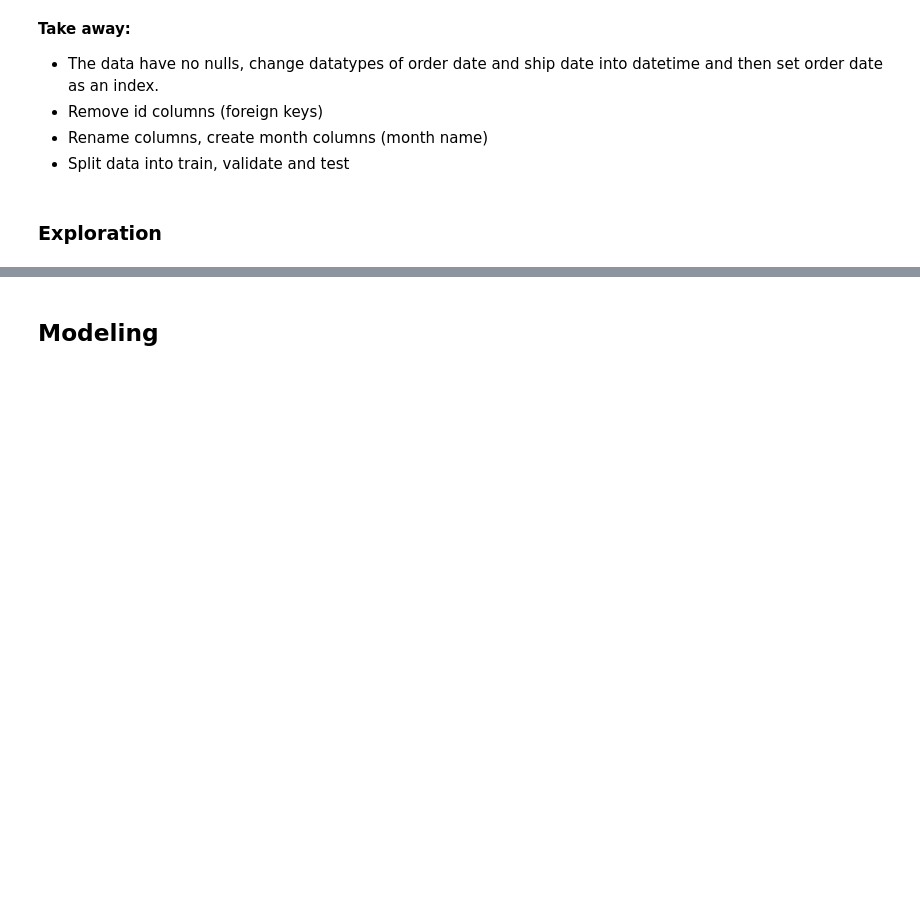
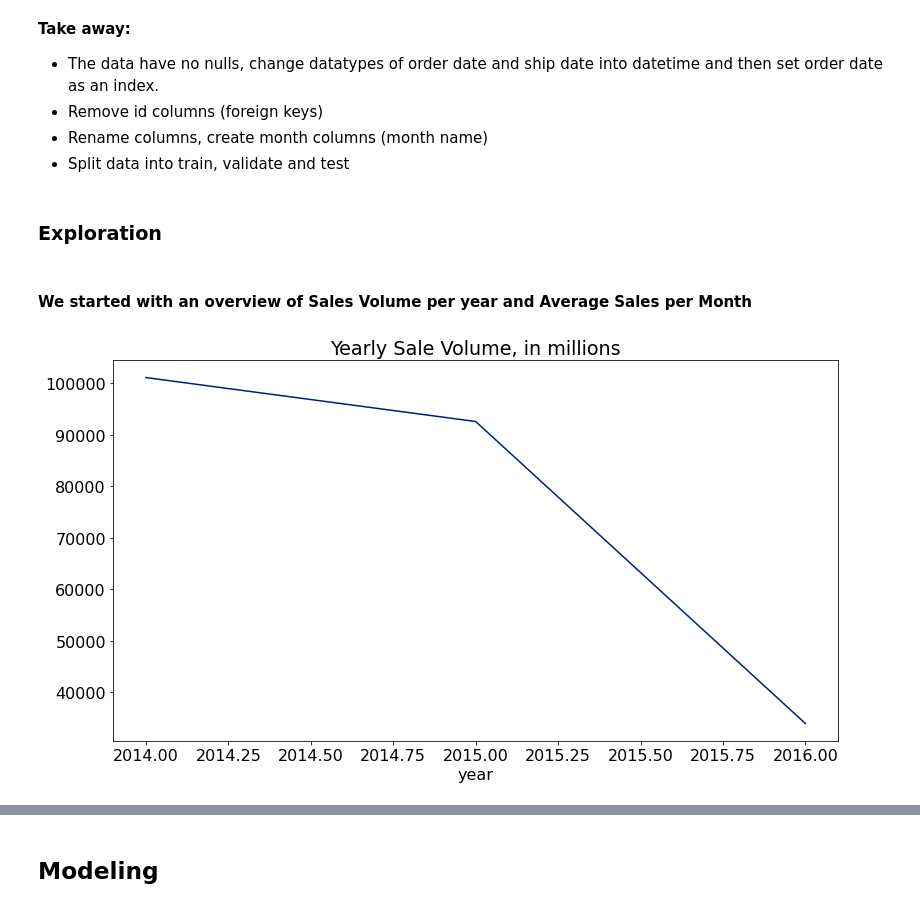
Before and after one commit to Kristofer-Rivera-and-Oliver-Ton/time_series_project, a Jupyter notebook: superstore_final.ipynb, the cells around one changed output, grey strips where cells are left out. Saved outputs shown, nothing was run; the diff lists cells and outputs as text; code cells hidden in the pictures; blank space fills up the shorter version.

Commit message:
First commit of visualizations for exploration section.

```diff
--- a/superstore_final.ipynb
+++ b/superstore_final.ipynb
@@ -58,3 +57,12 @@ train, validate, test = w.split_time_series_data(df)
 - Split data into train, validate and test
 # %% [markdown]
 ### Exploration
+# %% [markdown]
+#### We started with an overview of Sales Volume per year and Average Sales per Month
+# %%
+train['year'] = train.index.year
+train.groupby('year').sales.sum().plot()
+plt.title('Yearly Sale Volume, in millions')
+plt.show()
+# %% [output]
+[figure, added]
```
Also changed, not shown: parts of 12 cells of this notebook.
